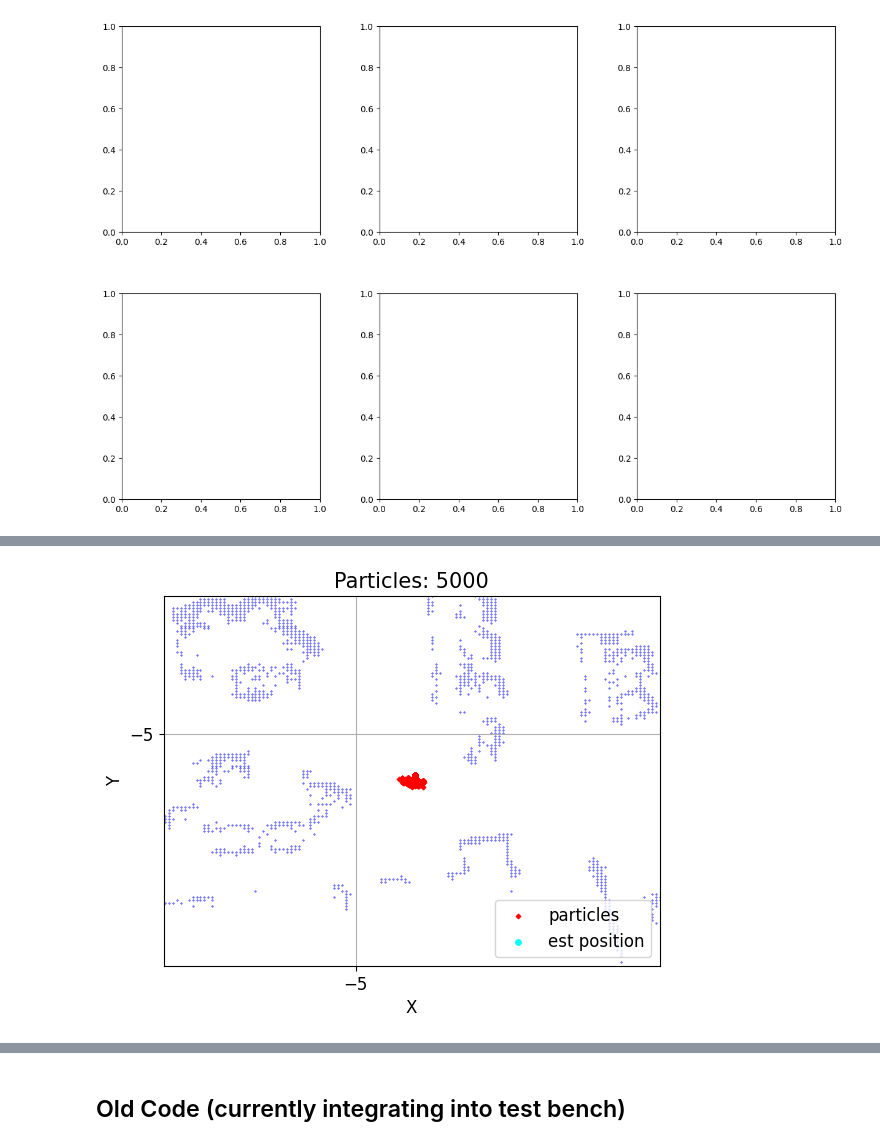
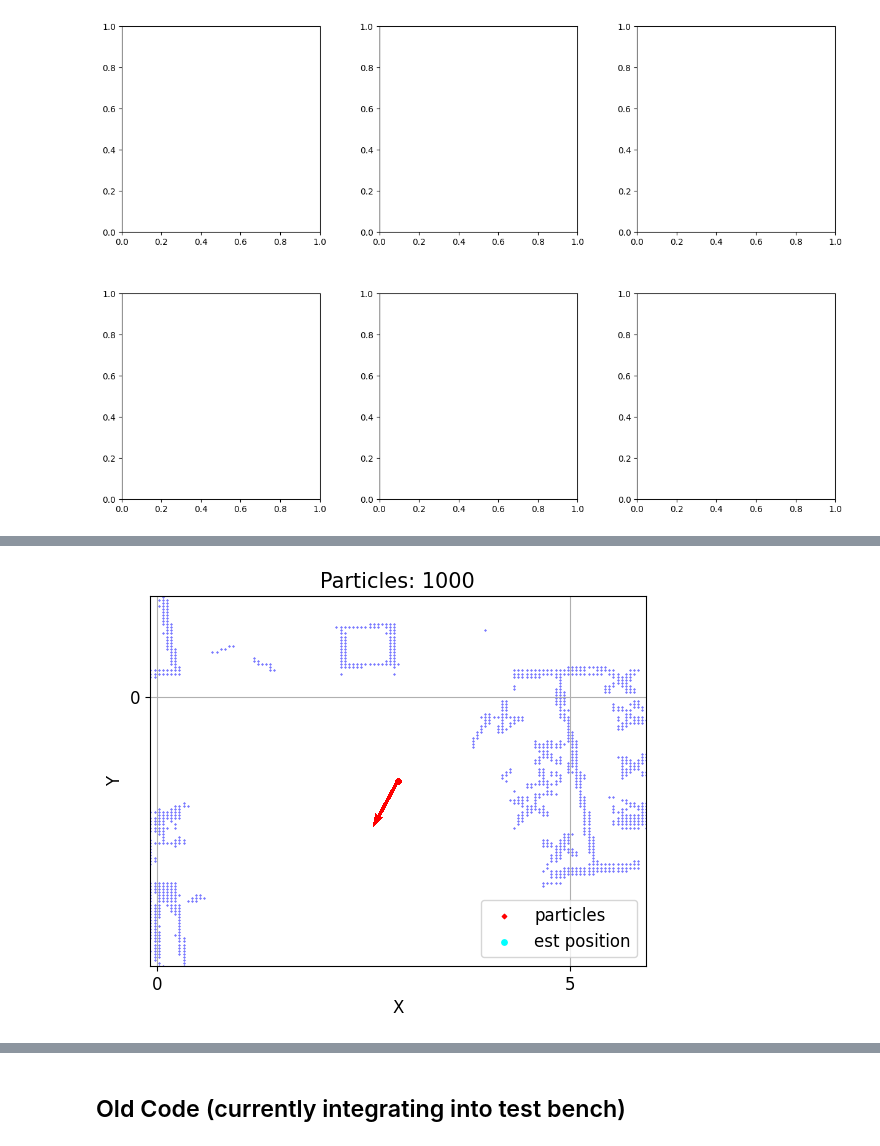
Before and after one commit to davidmhunt/odometry, a Jupyter notebook: notebooks/eval_particle_filter.ipynb, the cells around one changed output, grey strips where cells are left out. Drawn from its saved outputs; the diff is of its cells as text; code cells hidden in the pictures.

```diff
--- a/notebooks/eval_particle_filter.ipynb
+++ b/notebooks/eval_particle_filter.ipynb
@@ -62,9 +62,9 @@ motion_model = OdometryMM(
 particle_filter = particleFilter(
     motion_model=motion_model,
     max_particles=1000,
-    measurement_model_sigma=0.5,
-    measurement_model_z_rand = 0.1,
-    measurement_model_z_hit = 0.9
+    measurement_model_sigma=1.0,
+    measurement_model_z_rand = 0.3,
+    measurement_model_z_hit = 0.7
 )
 
 lidar_odometry = icp2DLocalization(
@@ -136,7 +136,7 @@ found temp dir: /home/david/Downloads/radnav_temp_dir
 clearing temp directory /home/david/Downloads/radnav_temp_dir
 [figure]
 # %%
-end_idx = 300 #dataset.num_frames
+end_idx = 700 #dataset.num_frames
 
 test_bench.run(
     max_frame=end_idx,
@@ -159,9 +156,12 @@ movie_generator.save_movie(video_file_name="wilk_pf_trial1.mp4",fps=20)
 # %%
+idx = 4
+particles = test_bench.history_particles[idx]
+
 test_bench.plotter_localization.plot_particles_on_map(
-    particles=test_bench.localizer.particles,
+    particles=particles,
     pose_m=test_bench.gt_localizer.current_pose_m,
-    display_arrows=False,
+    display_arrows=True,
     show=True
 )
 # %% [output]
-[figure, old version]
+[figure, new version]
```
Also changed, not shown: parts of 11 cells of this notebook, 3 other files.
